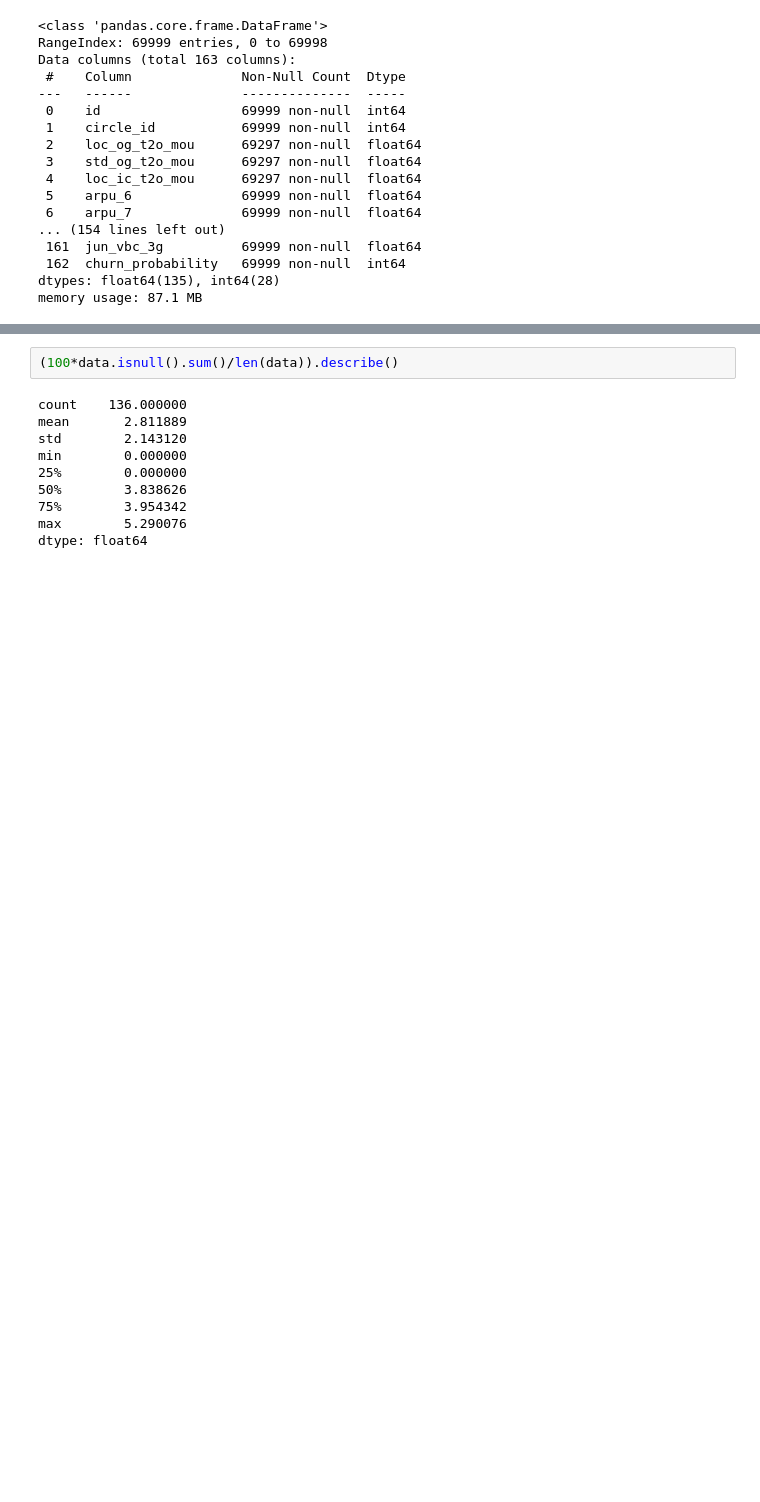
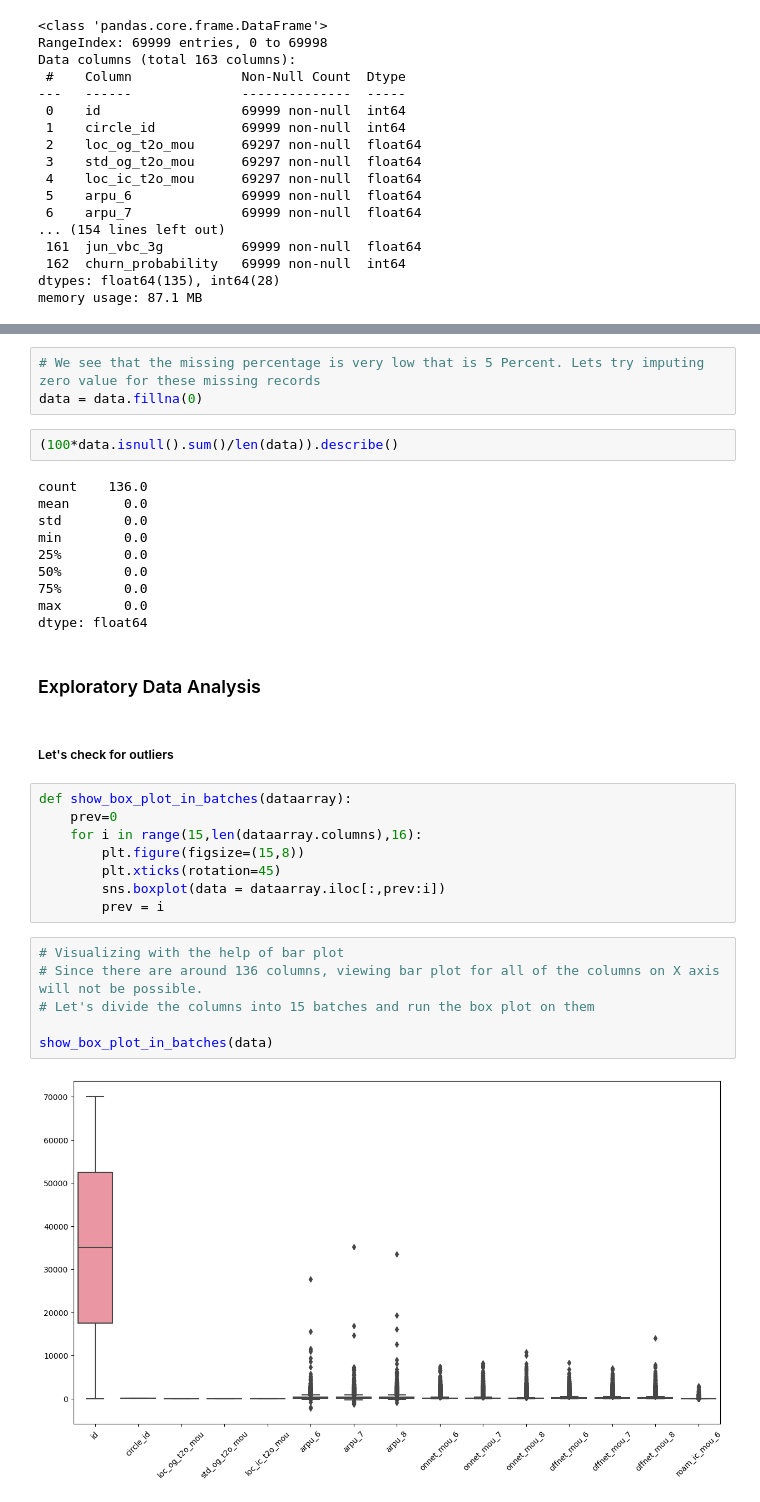
Before and after one commit to rasikasonar/UnsupervisedLearningCaseStudy, a Jupyter notebook: Telecom_Churn_Case_Study_Solution.ipynb, the cells around one changed output, grey strips where cells are left out. Drawn from its saved outputs; the diff is of its cells as text; blank space fills up the shorter version.

```diff
--- a/Telecom_Churn_Case_Study_Solution.ipynb
+++ b/Telecom_Churn_Case_Study_Solution.ipynb
@@ -167,12 +185,35 @@ data
+# %%
+# We see that the missing percentage is very low that is 5 Percent. Lets try imputing zero value for these missing records
+data = data.fillna(0)
 # %%
 (100*data.isnull().sum()/len(data)).describe()
 # %% [output]
-count    136.000000
-mean       2.811889
-std        2.143120
-min        0.000000
-25%        0.000000
-50%        3.838626
-75%        3.954342
-max        5.290076
+count    136.0
+mean       0.0
+std        0.0
+min        0.0
+25%        0.0
+50%        0.0
+75%        0.0
+max        0.0
 dtype: float64
+# %% [markdown]
+### Exploratory Data Analysis
+# %% [markdown]
+##### Let's check for outliers
+# %%
+def show_box_plot_in_batches(dataarray):
+    prev=0
+    for i in range(15,len(dataarray.columns),16):
+        plt.figure(figsize=(15,8))
+        plt.xticks(rotation=45)
+        sns.boxplot(data = dataarray.iloc[:,prev:i])
+        prev = i
+# %%
+# Visualizing with the help of bar plot
+# Since there are around 136 columns, viewing bar plot for all of the columns on X axis will not be possible.
+# Let's divide the columns into 15 batches and run the box plot on them
+
+show_box_plot_in_batches(data)
+# %% [output]
+[figure, added]
```
Also changed, not shown: parts of 27 cells of this notebook.
